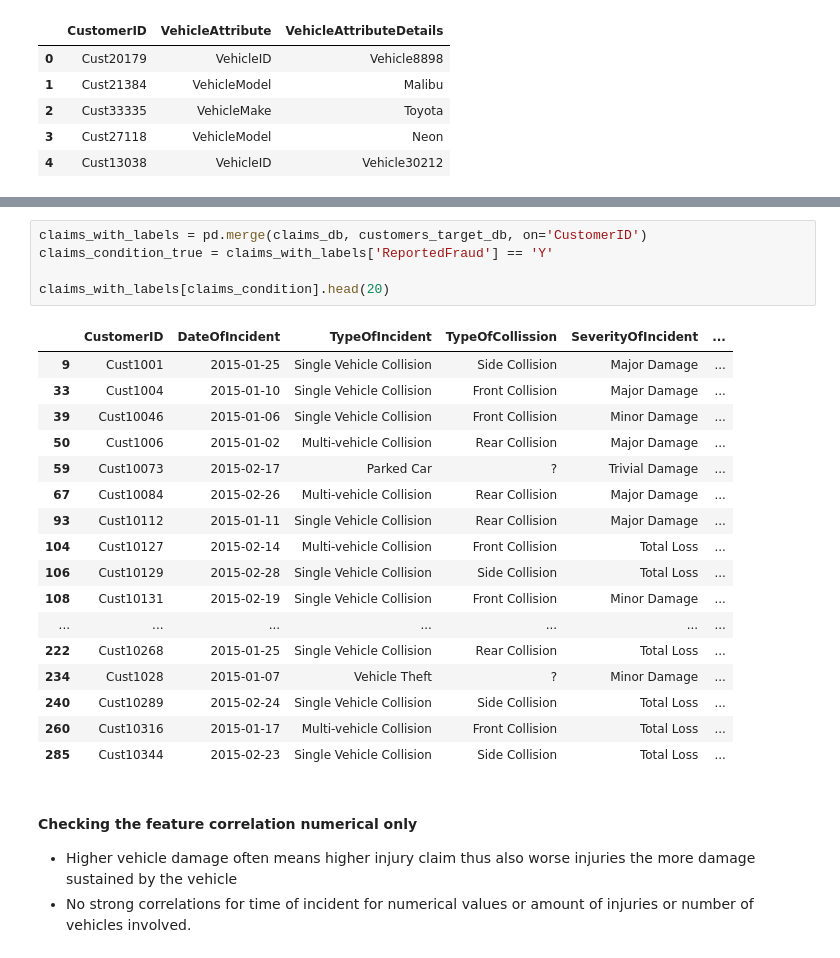
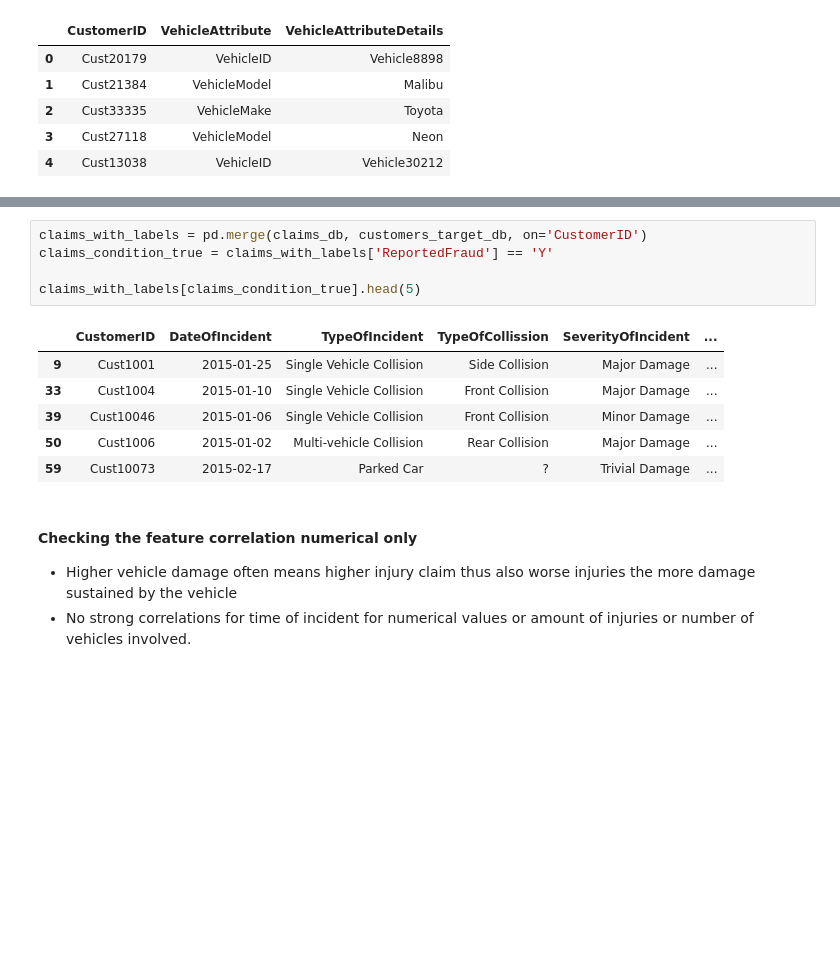
Before and after one commit to Kcorb0/Fraud-Detection, a Jupyter notebook: FraudDetection.ipynb, the cells around one changed output, grey strips where cells are left out. Drawn from its saved outputs; the diff is of its cells as text; blank space fills up the shorter version.

```diff
--- a/FraudDetection.ipynb
+++ b/FraudDetection.ipynb
@@ -106,26 +184,15 @@ vehicle_db.head()
 # %%
 claims_with_labels = pd.merge(claims_db, customers_target_db, on='CustomerID')
 claims_condition_true = claims_with_labels['ReportedFraud'] == 'Y'
 
-claims_with_labels[claims_condition].head(20)
+claims_with_labels[claims_condition_true].head(5)
 # %% [output]
 |  | CustomerID | DateOfIncident | TypeOfIncident | TypeOfCollission | SeverityOfIncident | ... |
 | 9 | Cust1001 | 2015-01-25 | Single Vehicle Collision | Side Collision | Major Damage | ... |
 | 33 | Cust1004 | 2015-01-10 | Single Vehicle Collision | Front Collision | Major Damage | ... |
 | 39 | Cust10046 | 2015-01-06 | Single Vehicle Collision | Front Collision | Minor Damage | ... |
 | 50 | Cust1006 | 2015-01-02 | Multi-vehicle Collision | Rear Collision | Major Damage | ... |
 | 59 | Cust10073 | 2015-02-17 | Parked Car | ? | Trivial Damage | ... |
-| 67 | Cust10084 | 2015-02-26 | Multi-vehicle Collision | Rear Collision | Major Damage | ... |
-| 93 | Cust10112 | 2015-01-11 | Single Vehicle Collision | Rear Collision | Major Damage | ... |
-| 104 | Cust10127 | 2015-02-14 | Multi-vehicle Collision | Front Collision | Total Loss | ... |
-| 106 | Cust10129 | 2015-02-28 | Single Vehicle Collision | Side Collision | Total Loss | ... |
-| 108 | Cust10131 | 2015-02-19 | Single Vehicle Collision | Front Collision | Minor Damage | ... |
-| ... | ... | ... | ... | ... | ... | ... |
-| 222 | Cust10268 | 2015-01-25 | Single Vehicle Collision | Rear Collision | Total Loss | ... |
-| 234 | Cust1028 | 2015-01-07 | Vehicle Theft | ? | Minor Damage | ... |
-| 240 | Cust10289 | 2015-02-24 | Single Vehicle Collision | Side Collision | Total Loss | ... |
-| 260 | Cust10316 | 2015-01-17 | Multi-vehicle Collision | Front Collision | Total Loss | ... |
-| 285 | Cust10344 | 2015-02-23 | Single Vehicle Collision | Side Collision | Total Loss | ... |
 # %% [markdown]
 #### Checking the feature correlation numerical only
 - Higher vehicle damage often means higher injury claim thus also worse injuries the more damage sustained by the vehicle
```
Also changed, not shown: parts of 37 cells of this notebook, 1 other file.
